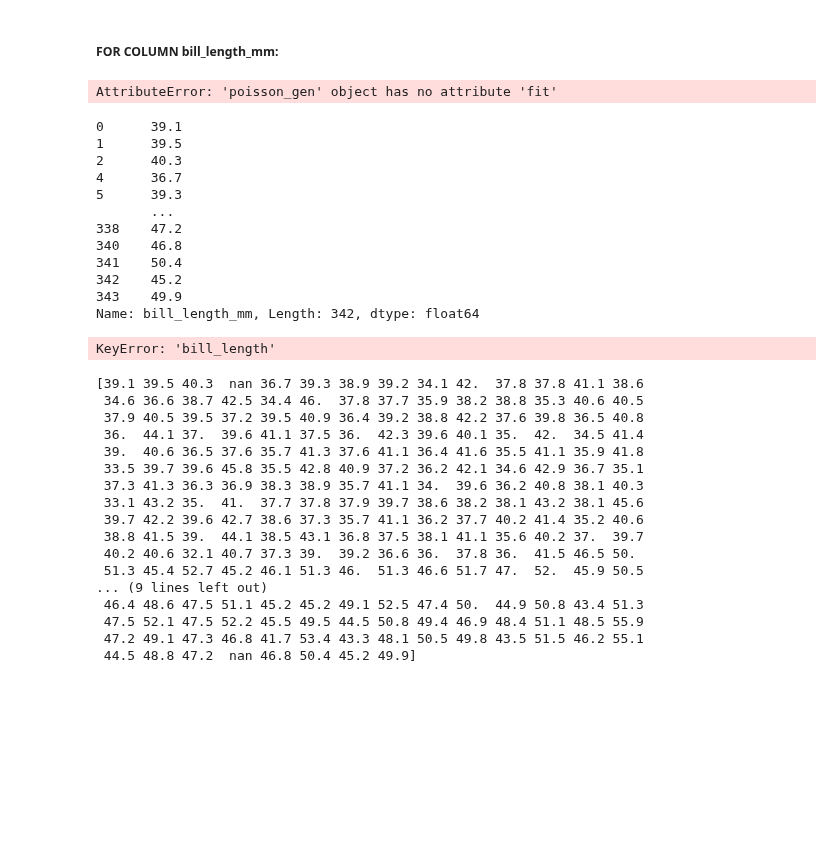
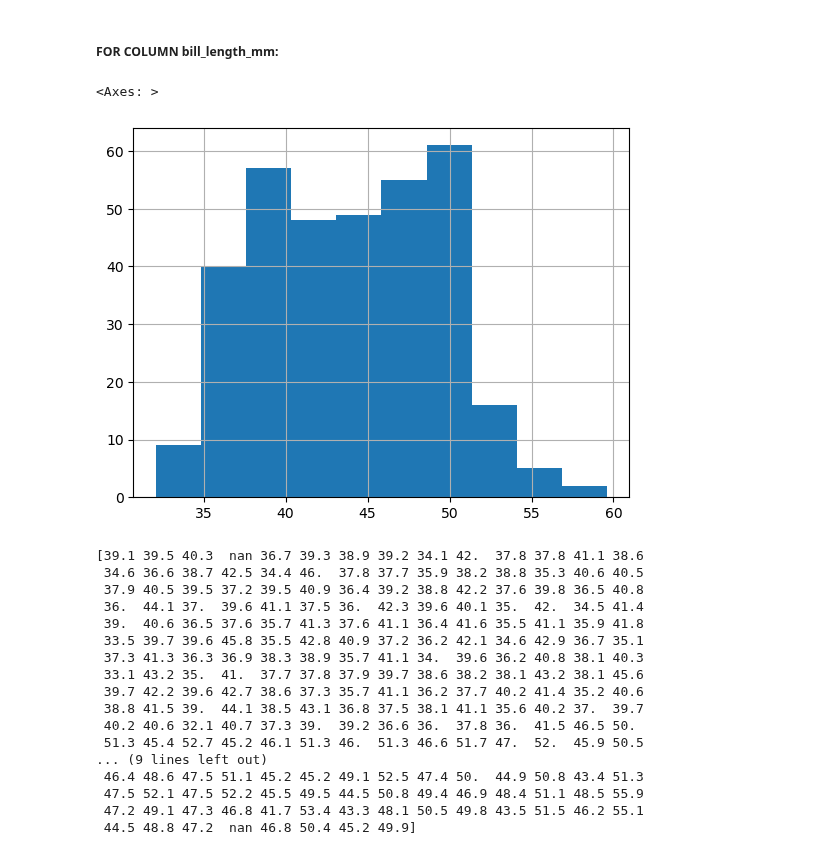
Before and after one commit to nurbujang/fundaw23, a Jupyter notebook: tasks.ipynb, the cells around one changed output. Saved outputs shown, nothing was run; the diff lists cells and outputs as text; code cells hidden in the pictures; blank space fills up the shorter version.

```diff
--- a/tasks.ipynb
+++ b/tasks.ipynb
@@ -194,85 +194,13 @@ Columns species, island and sex are nominal categorical variables, so no probabi
 Probability distributions only apply on numerical columns bill_length_mm, bill_depth_mm, flipper_length_mm and body_mass_g.
 # %% [markdown]
 ##### FOR COLUMN bill_length_mm:
-# %%
-import pandas as pd ######################
-import numpy as np
-from scipy import stats
-import matplotlib.pyplot as plt
-
-# Load the penguins dataset
-penguins_data = pd.read_csv('penguins.csv')  # Replace 'penguins.csv' with the actual file path.
-
-# Extract the 'bill_length_mm' column and drop missing values
-bill_lengths = penguins_data['bill_length_mm'].dropna()
-
-# Fit the data to different probability distributions
-distributions = [
-    "norm",  # Normal Distribution
-    "expon",  # Exponential Distribution
-    "lognorm",  # Log-Normal Distribution
-    "poisson",  # Poisson Distribution
-    "uniform",  # Uniform Distribution
-]
-
-best_fit = ""
-best_params = ()
-best_kstest_stat = float("inf")
-
-for dist_name in distributions:
-    # Fit the data to the distribution
-    dist = getattr(stats, dist_name)
-    params = dist.fit(bill_lengths)
-
-    # Perform a Kolmogorov-Smirnov (KS) test to evaluate the goodness of fit
-    ks_stat, _ = stats.kstest(bill_lengths, dist_name, args=params)
-
-    # Check if the KS statistic is smaller (better) than the best so far
-    if ks_stat < best_kstest_stat:
-        best_fit = dist_name
-        best_params = params
-        best_kstest_stat = ks_stat
-
-# Plot a histogram of the data
-plt.hist(bill_lengths, bins=20, density=True, alpha=0.6, color='b', label='Data')
-
-# Plot the best-fit distribution
-x = np.linspace(min(bill_lengths), max(bill_lengths), 100)
-pdf = getattr(stats, best_fit).pdf(x, *best_params)
-plt.plot(x, pdf, 'r-', lw=2, label=best_fit)
-
-plt.title(f'Bill Length Probability Distribution (Best Fit: {best_fit})')
-plt.xlabel('Bill Length (mm)')
-plt.ylabel('Probability Density')
-plt.legend()
-plt.show()
-
-print(f"Best fit distribution: {best_fit}")
-print(f"Parameters of the best fit: {best_params}")
-# %% [output]
-AttributeError: 'poisson_gen' object has no attribute 'fit'
-# %%
-bill_length = df['bill_length_mm'].dropna()
-print(bill_length)
-# %% [output]
-0      39.1
-1      39.5
-2      40.3
-4      36.7
-5      39.3
-       ...
-338    47.2
-340    46.8
-341    50.4
-342    45.2
-343    49.9
-Name: bill_length_mm, Length: 342, dtype: float64
 # %%
-df['bill_length'].hist()
+df['bill_length_mm'].hist()
 
 # Output: looks like a bimodal distribution
 # %% [output]
-KeyError: 'bill_length'
+<Axes: >
+[figure, added]
 # %%
 # OR
 
```
Also changed, not shown: parts of 12 cells of this notebook.
